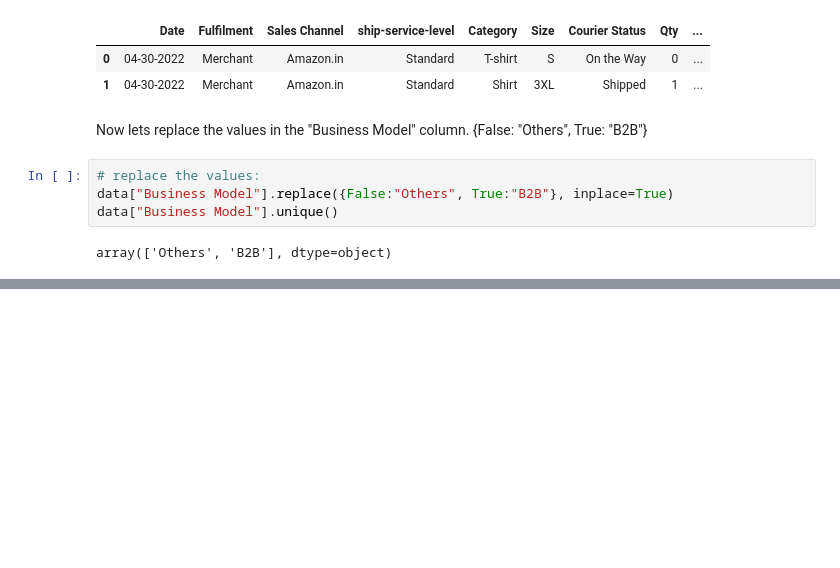
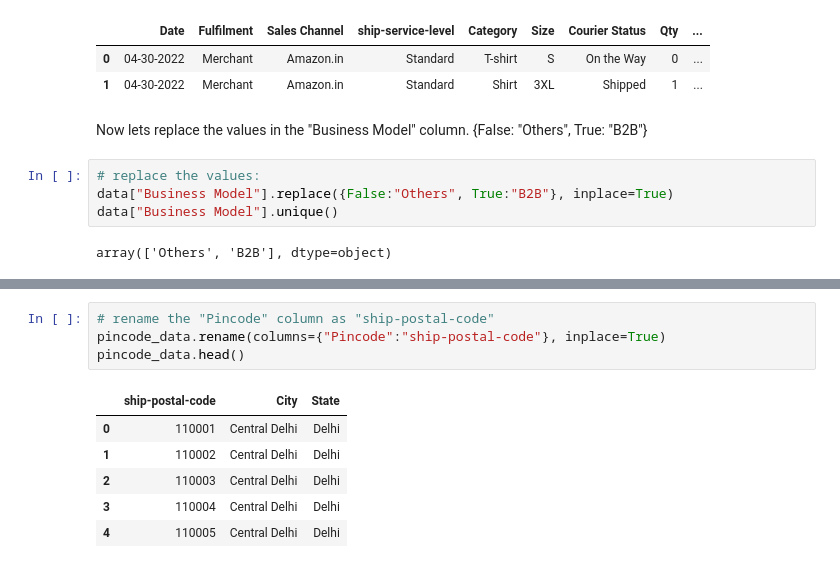
Before and after one commit to yuvaneshkm/amazon-sales-analysis, a Jupyter notebook: experiments/data_cleaning.ipynb, the cells around one changed output, grey strips where cells are left out. Drawn from its saved outputs; the diff is of its cells as text; blank space fills up the shorter version.

```diff
--- a/experiments/data_cleaning.ipynb
+++ b/experiments/data_cleaning.ipynb
@@ -460,0 +449,11 @@ array(['Maharashtra', 'Karnataka', 'Puducherry', 'Tamil Nadu',
+# %%
+# rename the "Pincode" column as "ship-postal-code"
+pincode_data.rename(columns={"Pincode":"ship-postal-code"}, inplace=True)
+pincode_data.head()
+# %% [output]
+|  | ship-postal-code | City | State |
+| 0 | 110001 | Central Delhi | Delhi |
+| 1 | 110002 | Central Delhi | Delhi |
+| 2 | 110003 | Central Delhi | Delhi |
+| 3 | 110004 | Central Delhi | Delhi |
+| 4 | 110005 | Central Delhi | Delhi |
```
Also changed, not shown: parts of 36 cells of this notebook, 3 other files.
